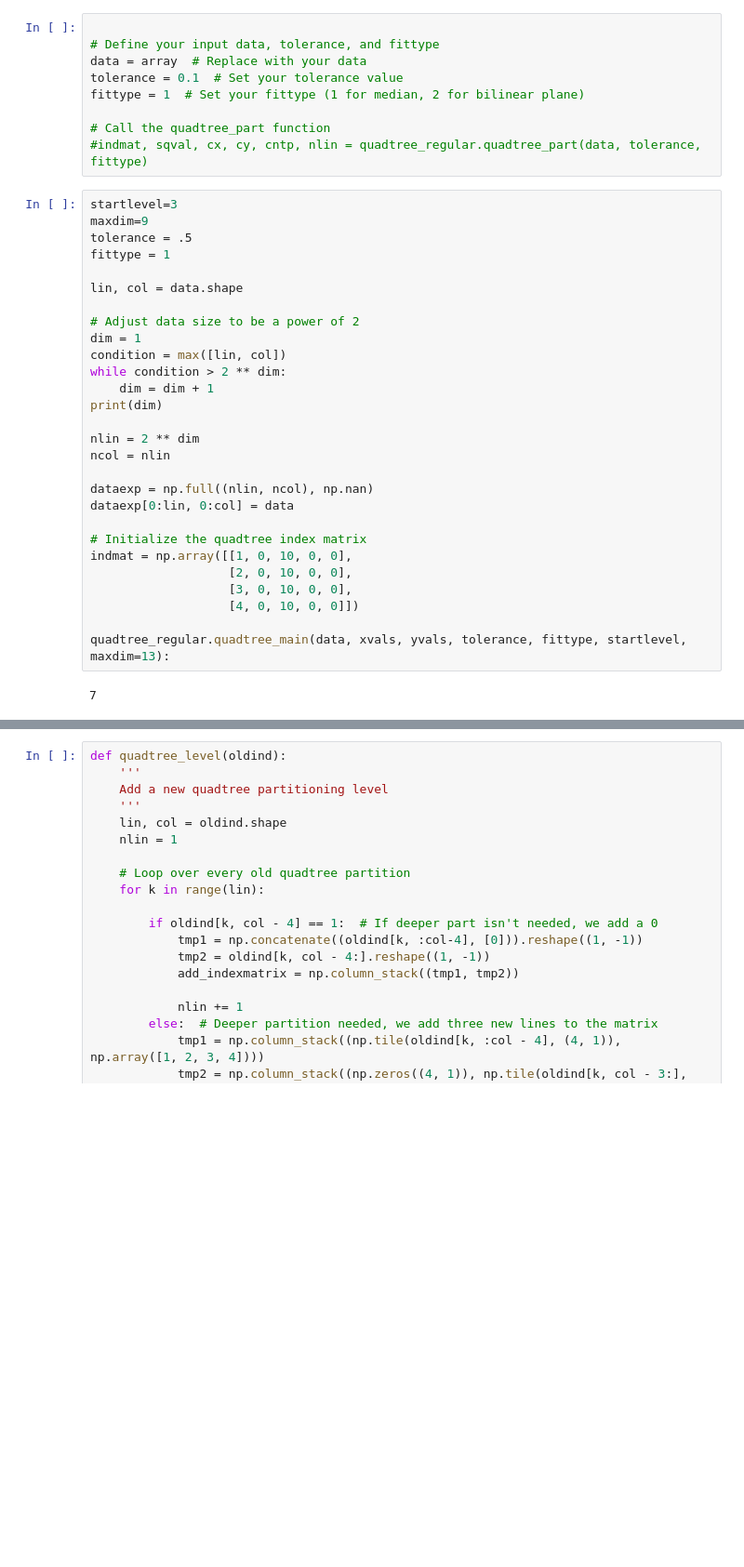
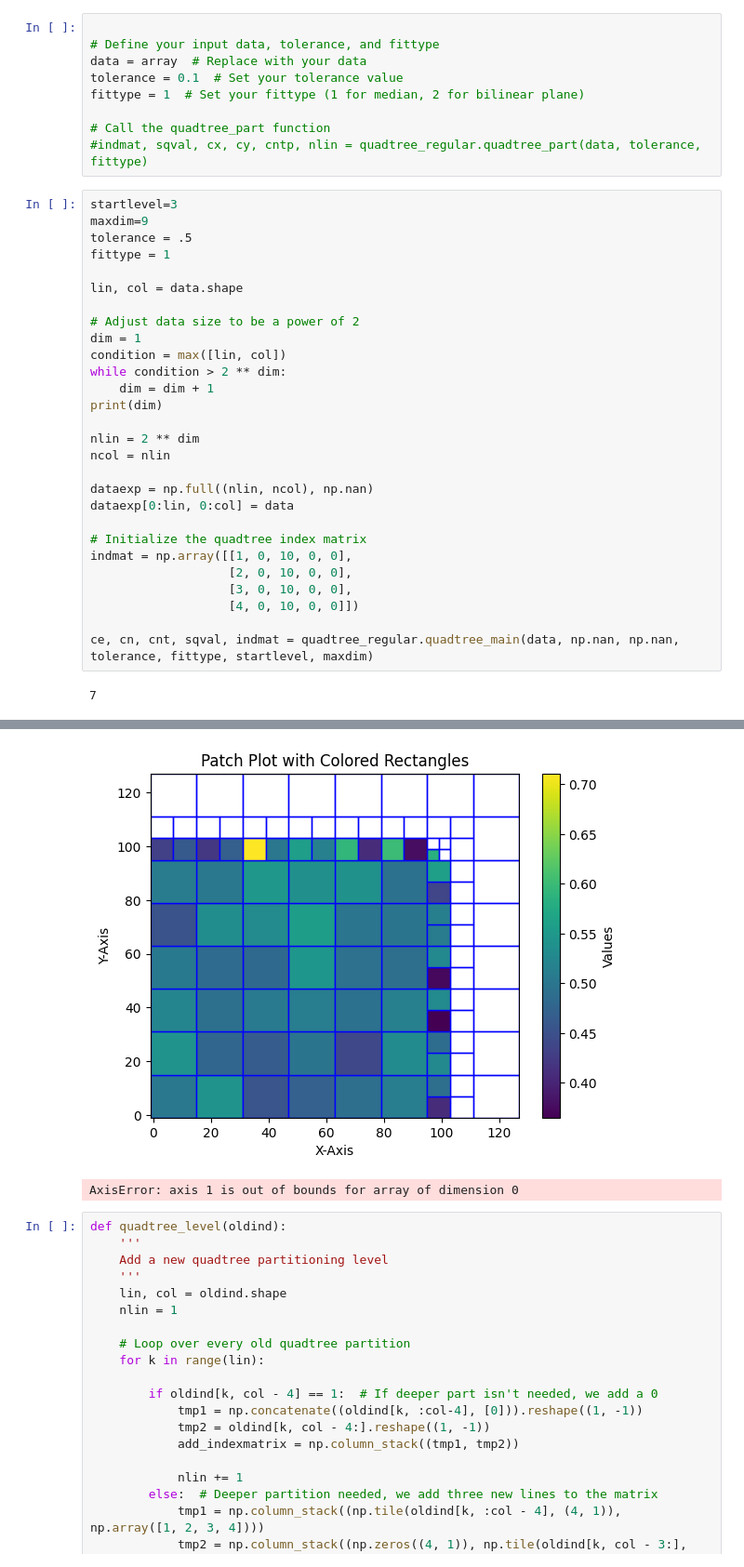
Before and after one commit to rishabhdutta/Utils_python, a Jupyter notebook: notebook_for_trial.ipynb, the cells around one changed output, grey strips where cells are left out. Shown at 93% size. Saved outputs shown, nothing was run; the diff lists cells and outputs as text; blank space fills up the shorter version.

Commit message:
finish edit quadtree regular 4

```diff
--- a/notebook_for_trial.ipynb
+++ b/notebook_for_trial.ipynb
@@ -117,6 +117,6 @@ indmat = np.array([[1, 0, 10, 0, 0],
                    [3, 0, 10, 0, 0],
                    [4, 0, 10, 0, 0]])
 
-quadtree_regular.quadtree_main(data, xvals, yvals, tolerance, fittype, startlevel, maxdim=13):
+ce, cn, cnt, sqval, indmat = quadtree_regular.quadtree_main(data, np.nan, np.nan, tolerance, fittype, startlevel, maxdim)
 # %% [output]
 7
@@ -123,3 +125,5 @@ quadtree_regular.quadtree_main(data, xvals, yvals, tolerance, fittype, startleve
+[figure, added]
+AxisError: axis 1 is out of bounds for array of dimension 0
 # %%
 def quadtree_level(oldind):
     '''
```
Also changed, not shown: parts of 11 cells of this notebook, 3 other files.
